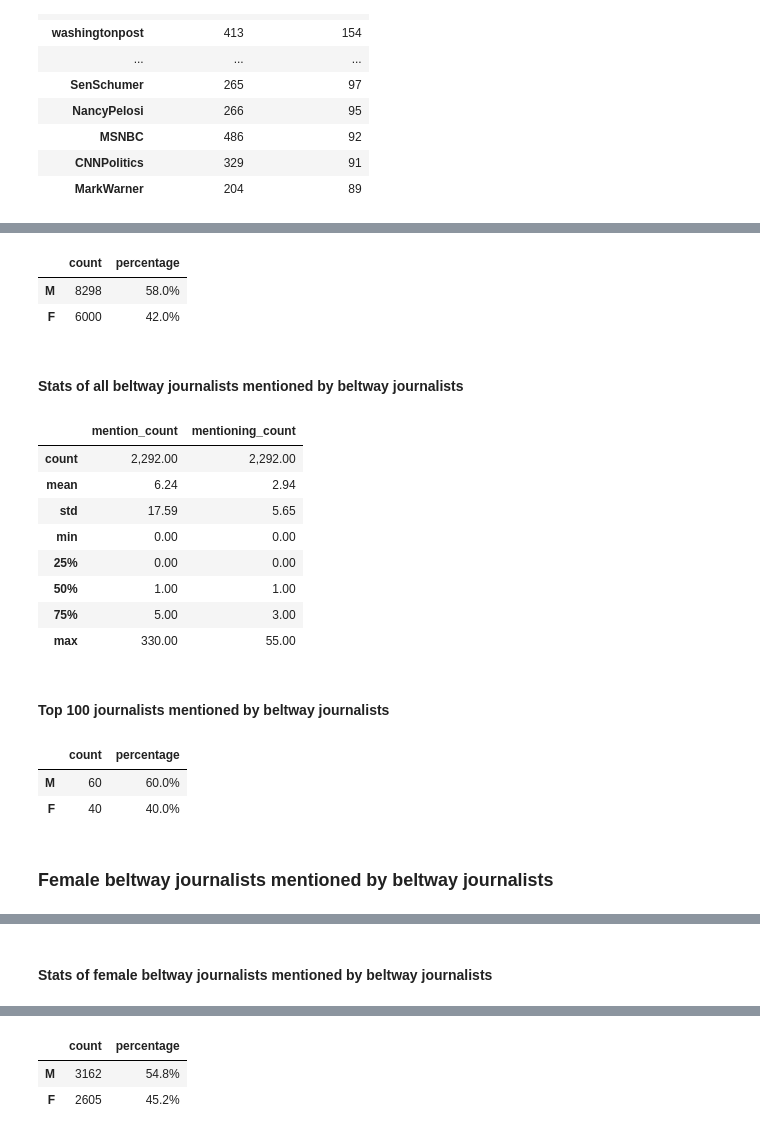
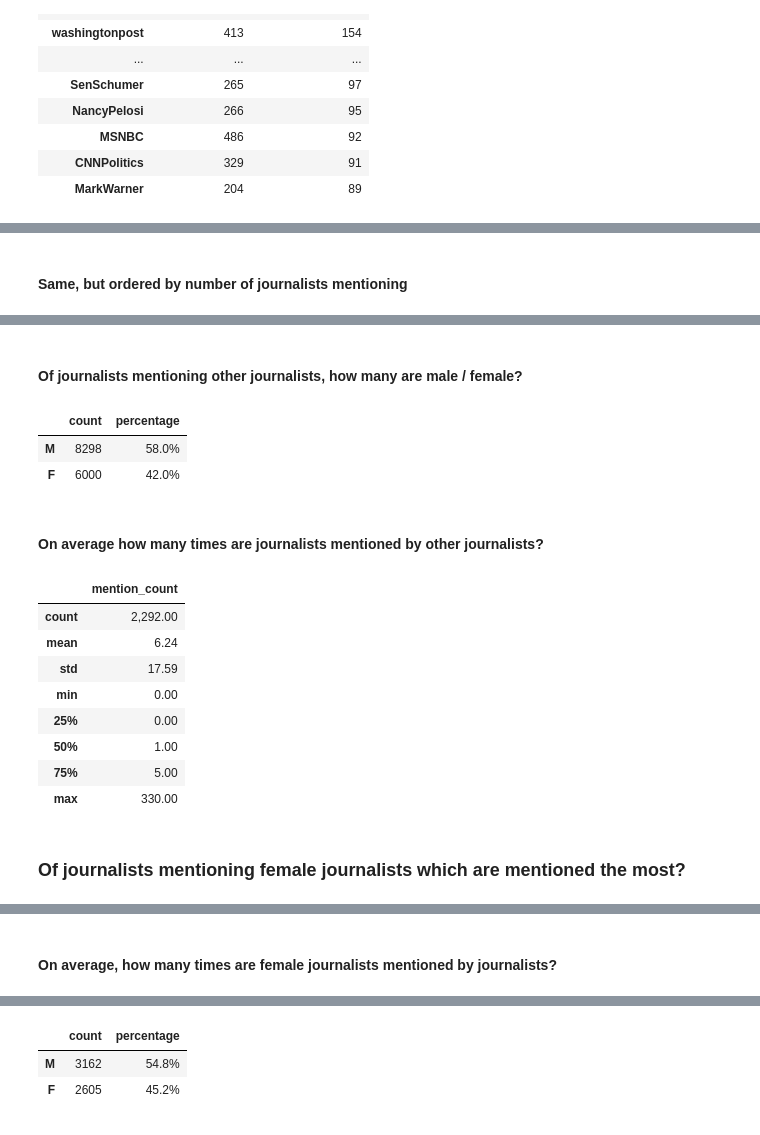
Before and after one commit to justinlittman/beltway_reporters, a Jupyter notebook: jupyter/Gender dynamics.ipynb, the cells around one changed output, grey strips where cells are left out. Drawn from its saved outputs; the diff is of its cells as text; code cells hidden in the pictures.

```diff
--- a/jupyter/Gender dynamics.ipynb
+++ b/jupyter/Gender dynamics.ipynb
@@ -631,3 +629,5 @@ journalists_mention_summary_df[journalist_mention_summary_fields].head(25)
+# %% [markdown]
+#### Same, but ordered by number of journalists mentioning
 # %%
 journalists_mention_summary_df[journalist_mention_summary_fields].sort_values(['mentioning_count', 'mention_count'], ascending=False).head(25)
 # %% [output]
@@ -649,6 +649,8 @@ journalists_mention_summary_df[journalist_mention_summary_fields].sort_values(['
 | 16031927 | greta | Van Susteren, Greta | MSNBC | F | 1186850 | 37.00 | 28.00 |
 | 46557945 | StevenTDennis | Dennis, Steven T. | Bloomberg News | M | 55762 | 105.00 | 27.00 |
 | 217550862 | BresPolitico | Bresnahan, John | Politico | M | 40562 | 78.00 | 27.00 |
+# %% [markdown]
+#### Of journalists mentioning other journalists, how many are male / female?
 # %%
 journalist_mention_gender_summary(journalists_mention_df)
 # %% [output]
@@ -656,29 +658,21 @@ journalist_mention_gender_summary(journalists_mention_df)
 | M | 8298 | 58.0% |
 | F | 6000 | 42.0% |
 # %% [markdown]
-#### Stats of all beltway journalists mentioned by beltway journalists
+#### On average how many times are journalists mentioned by other journalists?
 # %%
-journalists_mention_summary_df[['mention_count', 'mentioning_count']].describe()
+journalists_mention_summary_df[['mention_count']].describe()
 # %% [output]
-|  | mention_count | mentioning_count |
-| count | 2,292.00 | 2,292.00 |
-| mean | 6.24 | 2.94 |
-| std | 17.59 | 5.65 |
-| min | 0.00 | 0.00 |
-| 25% | 0.00 | 0.00 |
-| 50% | 1.00 | 1.00 |
-| 75% | 5.00 | 3.00 |
-| max | 330.00 | 55.00 |
+|  | mention_count |
+| count | 2,292.00 |
+| mean | 6.24 |
+| std | 17.59 |
+| min | 0.00 |
+| 25% | 0.00 |
+| 50% | 1.00 |
+| 75% | 5.00 |
+| max | 330.00 |
-# %% [markdown]
-#### Top 100 journalists mentioned by beltway journalists
-# %%
-top_journalist_mention_gender_summary(journalists_mention_summary_df, mentioning_count_threshold=13, head=100)
-# %% [output]
-|  | count | percentage |
-| M | 60 | 60.0% |
-| F | 40 | 40.0% |
-# %% [markdown]
-### Female beltway journalists mentioned by beltway journalists
+# %% [markdown]
+### Of journalists mentioning female journalists which are mentioned the most?
 # %%
 female_journalists_mention_summary_df = journalists_mention_summary_df[journalists_mention_summary_df.gender == 'F']
 female_journalists_mention_summary_df.to_csv('output/female_journalists_mentioned_by_journalists.csv')
@@ -703,5 +697,5 @@ female_journalists_mention_summary_df[journalist_mention_summary_fields].head(25
 | 28181835 | jpaceDC | Pace, Julie | Associated Press | F | 46017 | 52.00 | 30.00 |
 | 48144950 | JudyWoodruff | Woodruff, Judy | PBS NewsHour | F | 64294 | 49.00 | 7.00 |
 # %% [markdown]
-#### Stats of female beltway journalists mentioned by beltway journalists
+#### On average, how many times are female journalists mentioned by journalists?
 # %%
```
Also changed, not shown: parts of 94 cells of this notebook, 4 other files.
